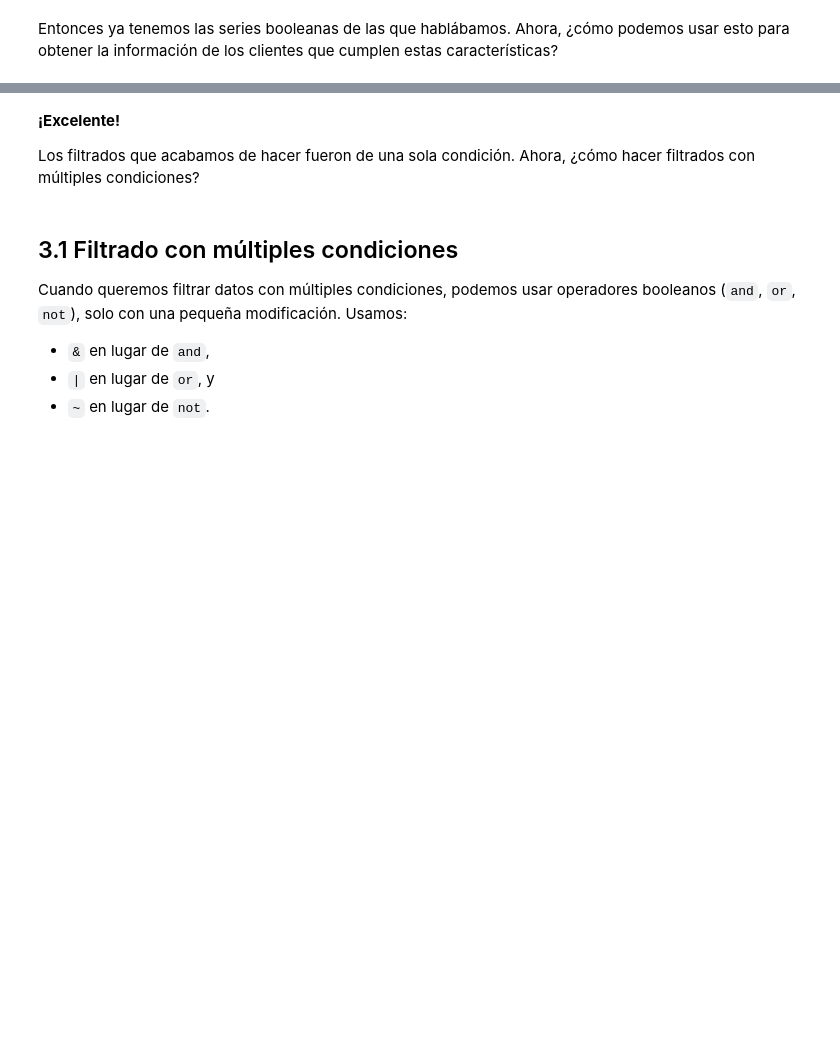
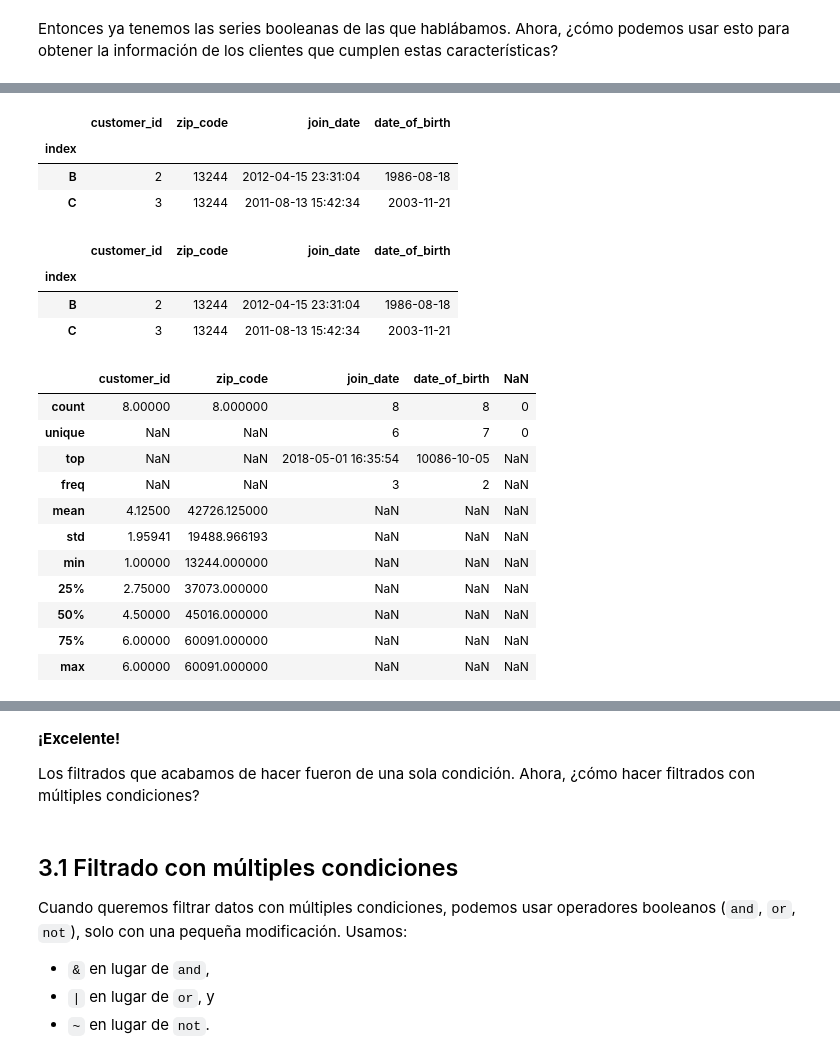
Before and after one commit to esjimenezro/prope_programacion_2021, a Jupyter notebook: Semana4/Clase6_ManipulacionDatosPandas.ipynb, the cells around one changed output, grey strips where cells are left out. Drawn from its saved outputs; the diff is of its cells as text; code cells hidden in the pictures; blank space fills up the shorter version.

```diff
--- a/Semana4/Clase6_ManipulacionDatosPandas.ipynb
+++ b/Semana4/Clase6_ManipulacionDatosPandas.ipynb
@@ -70,3 +114,4 @@ Para especificar que esta columna corresponde al índice, podemos usar el argume
 Ahora nuestro DataFrame luce bien. Sin embargo, podríamos querer indizar nuestro DataFrame directamente por el id de cliente, utilizando el método `set_index()`:
 # %%
 # Usar el método set_index para indizar por el id de cliente
+customers.set_index("customer_id")
@@ -74,3 +137,6 @@ Ahora nuestro DataFrame luce bien. Sin embargo, podríamos querer indizar nuestr
 Podemos ver que pandas no convierte **customer_id** en el índice permanente del DataFrame, a menos que se lo especifiquemos. Para especificarlo, debemos usar el argumento `inplace`
 # %%
 # Usar el método set_index para indizar por el id de cliente, usando el argumento inplace
+# customers = customers.set_index("customer_id")
+customers.set_index("customer_id", inplace=True)
+customers
@@ -125,0 +252,5 @@ Para un mejor entendimiento de esta parte, reetiquetaremos la numeración de cli
+# %%
+# Resetear índice en el lugar
+customers.reset_index(inplace=True)
+customers.index = ["A", "B", "C", "D", "E"]
+customers.index.name = "index"
@@ -197,4 +458,37 @@ Entonces ya tenemos las series booleanas de las que hablábamos. Ahora, ¿cómo
 # %%
 # Filtrar por registros recientes
+customers[customers["join_date"] > "2011-06-01"]
+# %% [output]
+|  | customer_id | zip_code | join_date | date_of_birth |
+| index |  |  |  |  |
+| B | 2 | 13244 | 2012-04-15 23:31:04 | 1986-08-18 |
+| C | 3 | 13244 | 2011-08-13 15:42:34 | 2003-11-21 |
 # %%
 # Filtrar por zona
+customers[customers["zip_code"] == 13244]
+# %% [output]
+|  | customer_id | zip_code | join_date | date_of_birth |
+| index |  |  |  |  |
+| B | 2 | 13244 | 2012-04-15 23:31:04 | 1986-08-18 |
+| C | 3 | 13244 | 2011-08-13 15:42:34 | 2003-11-21 |
+# %%
+customer_new = pd.DataFrame({"customer_id": 6,
+                             "zip_code": 45016,
+                             "join_date": "2018-05-01 16:35:54",
+                             "date_of_birth": "10086-10-05"}, index=["F"])
+customers = pd.concat((customers, customer_new), axis=0)
+# %%
+customers.describe(include="all")
+# %% [output]
+|  | customer_id | zip_code | join_date | date_of_birth | NaN |
+| count | 8.00000 | 8.000000 | 8 | 8 | 0 |
+| unique | NaN | NaN | 6 | 7 | 0 |
+| top | NaN | NaN | 2018-05-01 16:35:54 | 10086-10-05 | NaN |
+| freq | NaN | NaN | 3 | 2 | NaN |
+| mean | 4.12500 | 42726.125000 | NaN | NaN | NaN |
+| std | 1.95941 | 19488.966193 | NaN | NaN | NaN |
+| min | 1.00000 | 13244.000000 | NaN | NaN | NaN |
+| 25% | 2.75000 | 37073.000000 | NaN | NaN | NaN |
+| 50% | 4.50000 | 45016.000000 | NaN | NaN | NaN |
+| 75% | 6.00000 | 60091.000000 | NaN | NaN | NaN |
+| max | 6.00000 | 60091.000000 | NaN | NaN | NaN |
```
Also changed, not shown: parts of 43 cells of this notebook, 1 other file.
